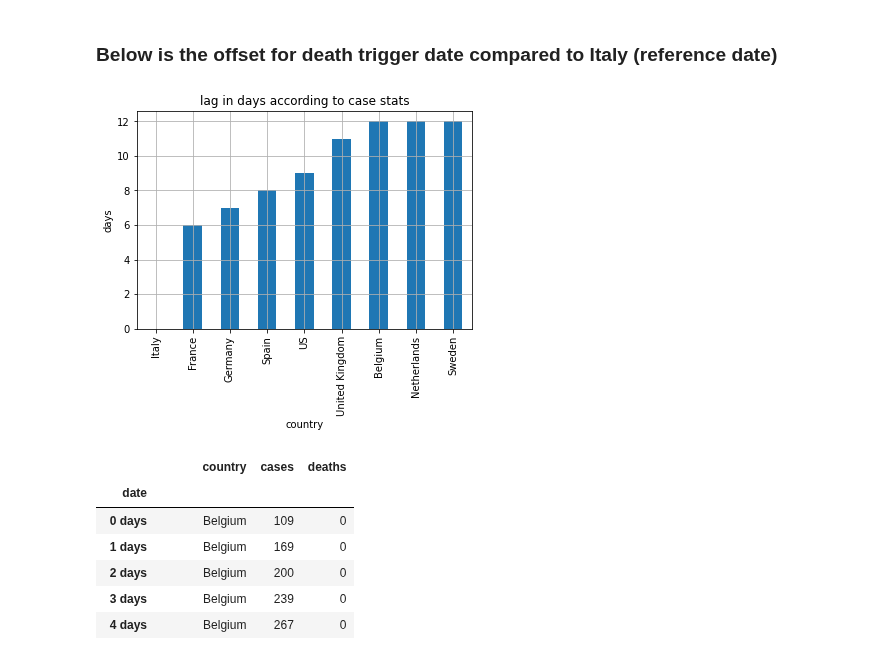
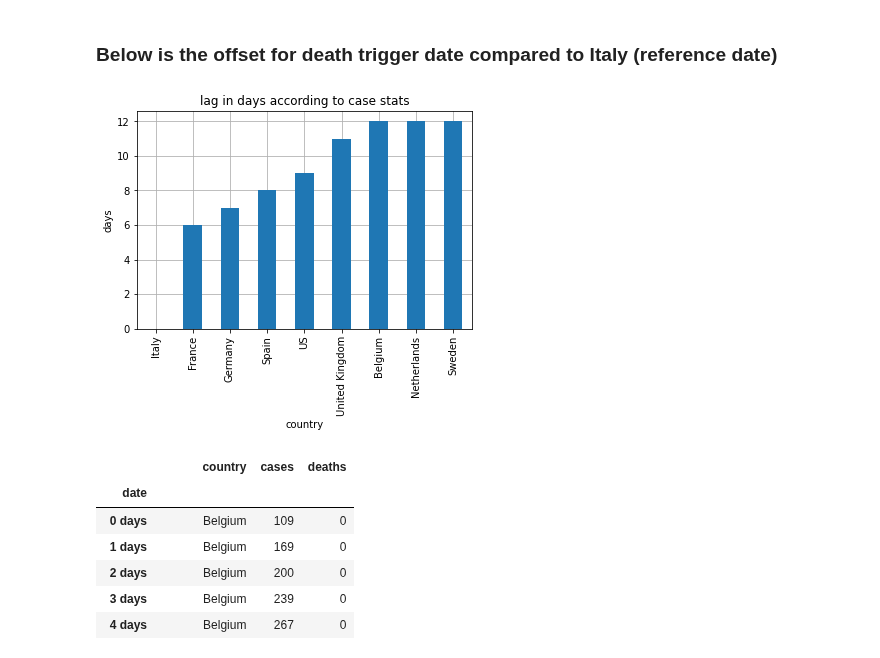
Before and after one commit to sofglide/kaggle-covid19-global-forecasting-week-1, a Jupyter notebook: notebooks/data_exploration.ipynb, the cells around one changed output. Saved outputs shown, nothing was run; the diff lists cells and outputs as text; code cells hidden in the pictures.

```diff
--- a/notebooks/data_exploration.ipynb
+++ b/notebooks/data_exploration.ipynb
@@ -112,11 +112,11 @@ Name: cases_trigger_date, dtype: datetime64[ns]
 ### Below is the offset for death trigger date compared to Italy (reference date)
 # %%
 case_lags = case_trigger.apply(lambda x: x - case_trigger.min())
-ax = case_lags.sort_values().astype('timedelta64[D]').rename('days').plot(kind='bar', grid=True, title='lag in days according to case stats')
+ax = case_lags.sort_values().astype('timedelta64[D]').rename('days').plot(kind='bar', grid=True, zorder=2, title='lag in days according to case stats')
 ax.set(ylabel='days')
 plt.show()
 # %% [output]
-[figure, old version]
+[figure, new version]
 # %%
 case_offset_data = filter_by_trigger_date(data, 'cases', threshold=threshold)
 case_offset_data
```
Also changed, not shown: parts of 8 cells of this notebook, 1 other file.
